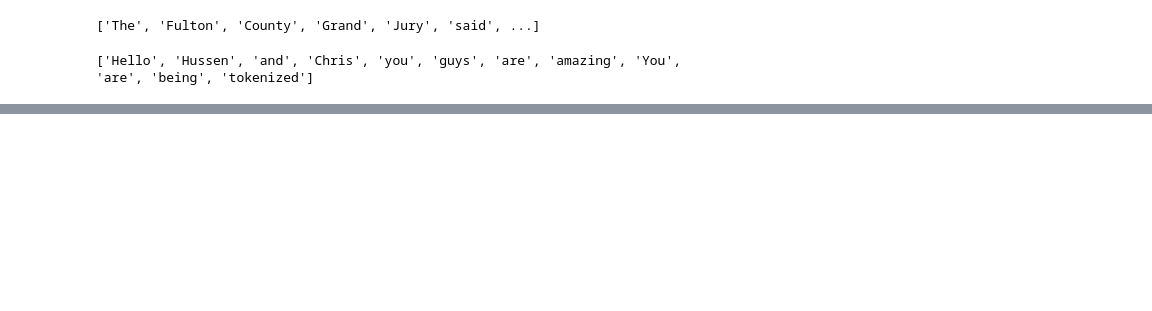
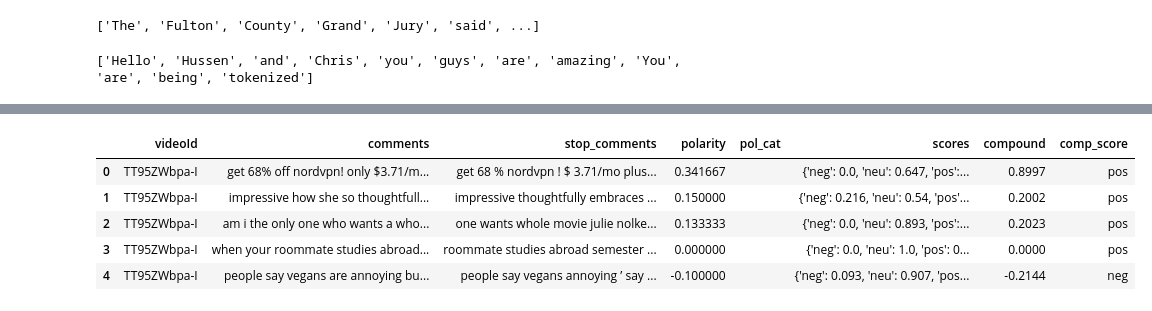
Before and after one commit to hussenmi/youtube-nlp, a Jupyter notebook: main.ipynb, the cells around one changed output, grey strips where cells are left out. Drawn from its saved outputs; the diff is of its cells as text; code cells hidden in the pictures; blank space fills up the shorter version.

```diff
--- a/main.ipynb
+++ b/main.ipynb
@@ -61,0 +136,25 @@ Time taken to execute the function with lru_cache is 0.0010411739349365234
+# %%
+from nltk.corpus import stopwords
+from nltk.tokenize import sent_tokenize, word_tokenize
+from textblob import TextBlob
+
+stop_words = set(stopwords.words('english'))
+
+def remove_stopwords(line):
+    word_tokens = word_tokenize(line)
+    filtered_sentence = [w for w in word_tokens if not w in stop_words]
+    return ' '.join(filtered_sentence)
+
+
+def remove_nonwords(line):
+    word_tokens = word_tokenize(line)
+    filtered_sentence = [w for w in word_tokens if not w in stop_words]
+    return ' '.join(filtered_sentence)
+
+df['comments'] = df['comments'].str.lower()
+df['comments'] = df['comments'].str.strip()
+df['stop_comments'] = df['comments'].apply(lambda x : remove_stopwords(x))
+df['polarity'] = df['comments'].apply(lambda x: TextBlob(x).sentiment.polarity)
+df['pol_cat'] = df.apply(lambda _: '', axis=1)
+
+df.head()
@@ -61,0 +172,2 @@ Time taken to execute the function with lru_cache is 0.0010411739349365234
+# %%
+df['scores']=df['comments'].apply(lambda comments: sid.polarity_scores(comments))
@@ -61,0 +183,2 @@ Time taken to execute the function with lru_cache is 0.0010411739349365234
+# %%
+df['compound']= df['scores'].apply(lambda d:d['compound'])
@@ -61,0 +194,11 @@ Time taken to execute the function with lru_cache is 0.0010411739349365234
+# %%
+df['comp_score']= df['compound'].apply(lambda score: 'pos' if score >=0 else 'neg')
+# %%
+df.head()
+# %% [output]
+|  | videoId | comments | stop_comments | polarity | pol_cat | scores | compound | comp_score |
+| 0 | TT95ZWbpa-I | get 68% off nordvpn! only $3.71/m... | get 68 % nordvpn ! $ 3.71/mo plus... | 0.341667 |  | {'neg': 0.0, 'neu': 0.647, 'pos':... | 0.8997 | pos |
+| 1 | TT95ZWbpa-I | impressive how she so thoughtfull... | impressive thoughtfully embraces ... | 0.150000 |  | {'neg': 0.216, 'neu': 0.54, 'pos'... | 0.2002 | pos |
+| 2 | TT95ZWbpa-I | am i the only one who wants a who... | one wants whole movie julie nolke... | 0.133333 |  | {'neg': 0.0, 'neu': 0.893, 'pos':... | 0.2023 | pos |
+| 3 | TT95ZWbpa-I | when your roommate studies abroad... | roommate studies abroad semester ... | 0.000000 |  | {'neg': 0.0, 'neu': 1.0, 'pos': 0... | 0.0000 | pos |
+| 4 | TT95ZWbpa-I | people say vegans are annoying bu... | people say vegans annoying ’ say ... | -0.100000 |  | {'neg': 0.093, 'neu': 0.907, 'pos... | -0.2144 | neg |
```
Also changed, not shown: parts of 21 cells of this notebook.
